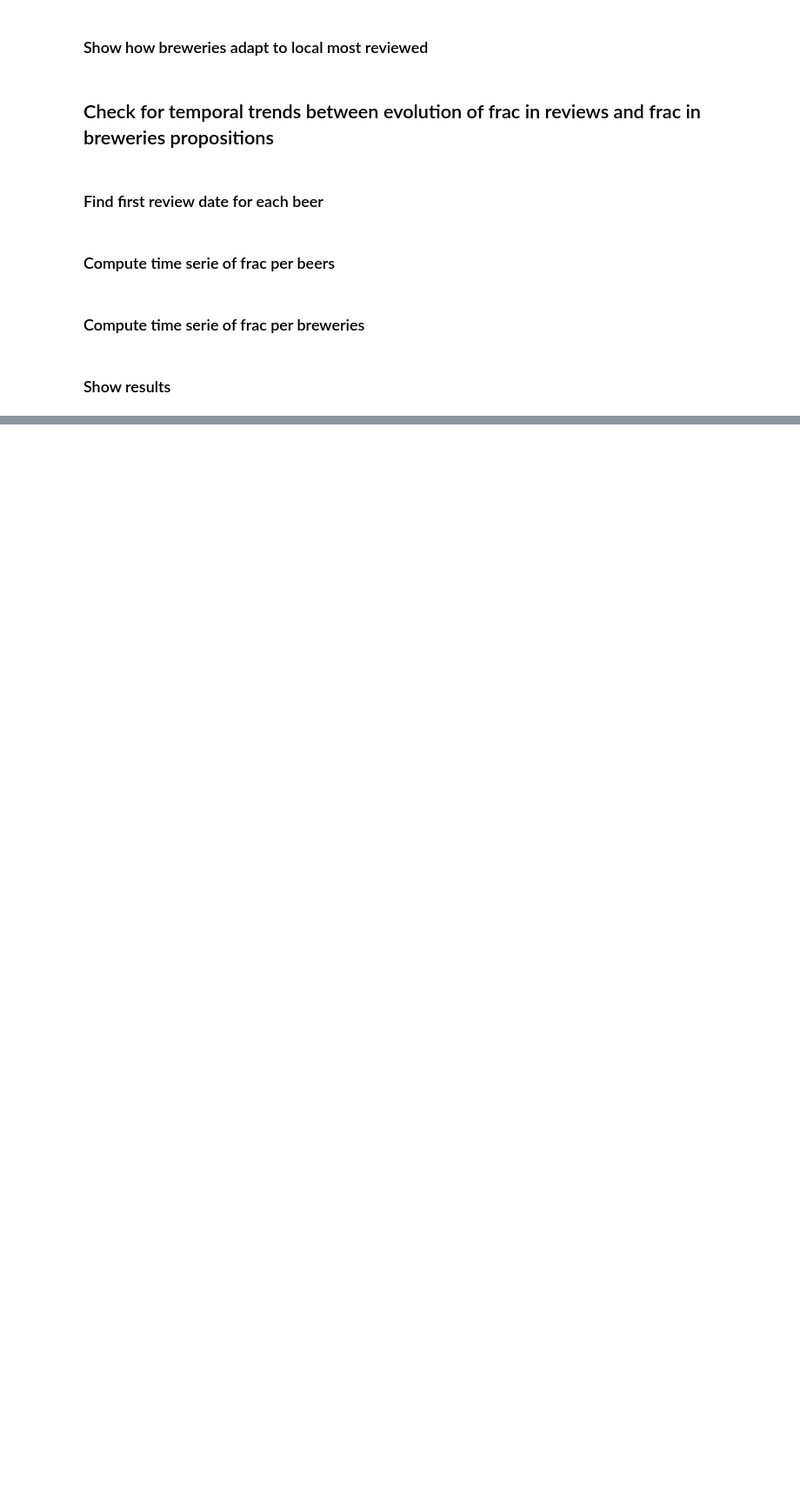
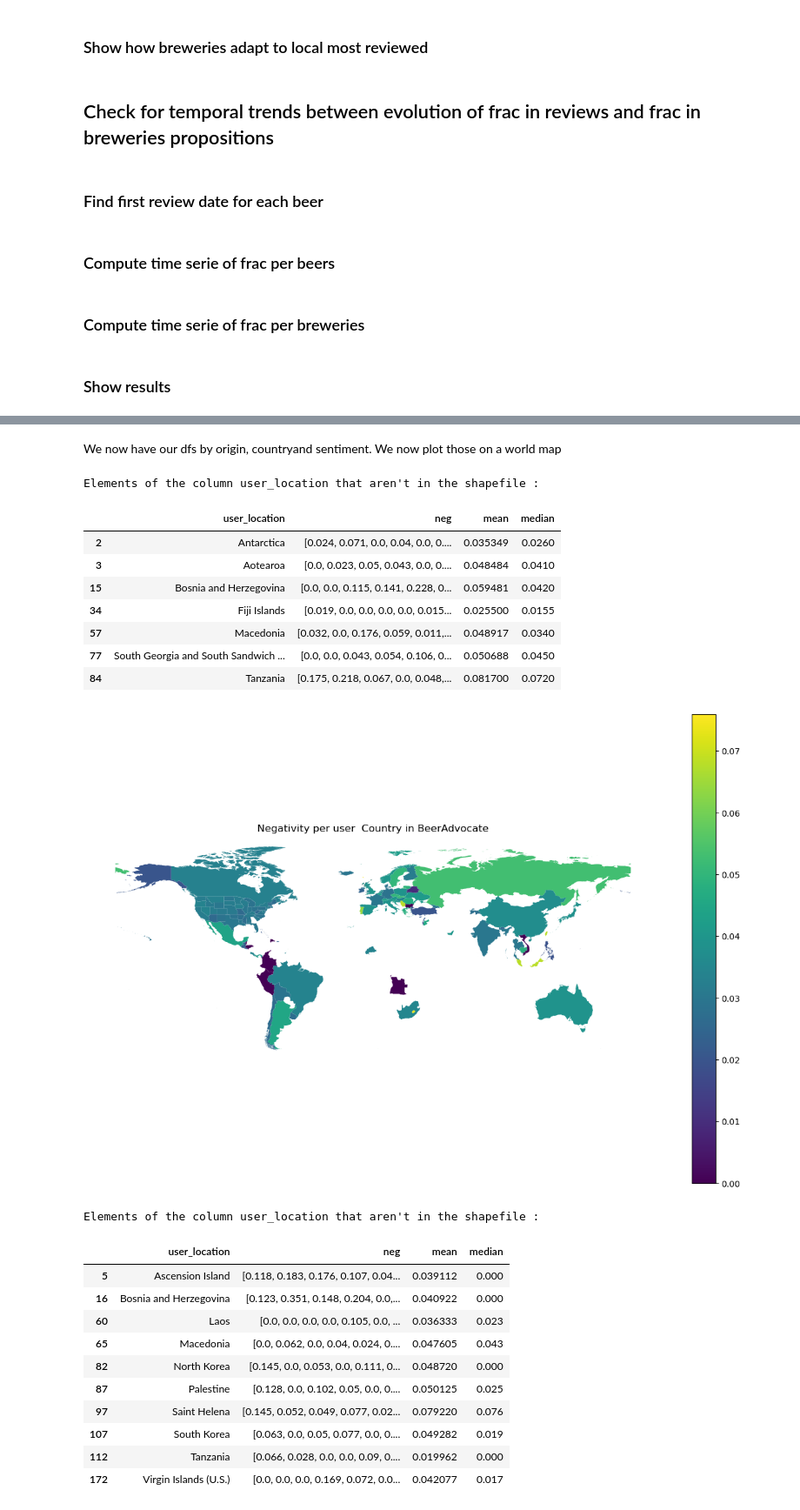
Before and after one commit to epfl-ada/ada-2023-project-dada, a Jupyter notebook: src/final.ipynb, the cells around one changed output, grey strips where cells are left out. Shown at 87% size. Saved outputs shown, nothing was run; the diff lists cells and outputs as text; code cells hidden in the pictures; blank space fills up the shorter version.

```diff
--- a/src/final.ipynb
+++ b/src/final.ipynb
@@ -1087,0 +1324,2 @@ plt.savefig('../results/frac_time_series.png')
+# %%
+shapefile = set_map()
@@ -1087,0 +1353,5 @@ plt.savefig('../results/frac_time_series.png')
+# %%
+# don't run it, instead load the pickle file '../data/preprocessed/BeerAdvocate/df_work_ba.pkl'
+# select columns from df, do sentiment analysis, keep only the ones with more than 5 appearences
+#df_work_ba = data_prep(df_ba)
+df_work_ba = pd.read_pickle('../data/preprocessed/BeerAdvocate/df_work_ba.pkl')
@@ -1087,0 +1361,4 @@ plt.savefig('../results/frac_time_series.png')
+# %%
+# dont run it, instead load the pickle file '../data/preprocessed/RateBeer/df_work_rb.pkl'
+#df_work_rb = data_prep(df_rb)
+df_work_rb = pd.read_pickle('../data/preprocessed/RateBeer/df_work_rb.pkl')
@@ -1087,0 +1370,38 @@ plt.savefig('../results/frac_time_series.png')
+# %%
+
+
+df_neg_ba, df_pos_ba = get_pn_df(df_work_ba, 'user_location')
+#display(df_neg_ba)
+#display(df_pos_ba)
+df_neg_rb, df_pos_rb = get_pn_df(df_work_rb, 'user_location')
+
+df_neg_ba_brwe, df_pos_ba_brwe = get_pn_df(df_work_ba, 'brewery_name')
+df_neg_rb_brwe, df_pos_rb_brwe = get_pn_df(df_work_rb, 'brewery_name')
+# %% [markdown]
+We now have our dfs by origin, countryand sentiment. We now plot those on a world map
+# %%
+plot_map(df_neg_ba, shapefile, "Negativity per user ", "BeerAdvocate", 'median')
+plot_map(df_neg_rb, shapefile, "Negativity per user", "RateBeer", 'median')
+# %% [output]
+Elements of the column user_location that aren't in the shapefile :
+|  | user_location | neg | mean | median |
+| 2 | Antarctica | [0.024, 0.071, 0.0, 0.04, 0.0, 0.... | 0.035349 | 0.0260 |
+| 3 | Aotearoa | [0.0, 0.023, 0.05, 0.043, 0.0, 0.... | 0.048484 | 0.0410 |
+| 15 | Bosnia and Herzegovina | [0.0, 0.0, 0.115, 0.141, 0.228, 0... | 0.059481 | 0.0420 |
+| 34 | Fiji Islands | [0.019, 0.0, 0.0, 0.0, 0.0, 0.015... | 0.025500 | 0.0155 |
+| 57 | Macedonia | [0.032, 0.0, 0.176, 0.059, 0.011,... | 0.048917 | 0.0340 |
+| 77 | South Georgia and South Sandwich ... | [0.0, 0.0, 0.043, 0.054, 0.106, 0... | 0.050688 | 0.0450 |
+| 84 | Tanzania | [0.175, 0.218, 0.067, 0.0, 0.048,... | 0.081700 | 0.0720 |
+[figure, added]
+Elements of the column user_location that aren't in the shapefile :
+|  | user_location | neg | mean | median |
+| 5 | Ascension Island | [0.118, 0.183, 0.176, 0.107, 0.04... | 0.039112 | 0.000 |
+| 16 | Bosnia and Herzegovina | [0.123, 0.351, 0.148, 0.204, 0.0,... | 0.040922 | 0.000 |
+| 60 | Laos | [0.0, 0.0, 0.0, 0.0, 0.105, 0.0, ... | 0.036333 | 0.023 |
+| 65 | Macedonia | [0.0, 0.062, 0.0, 0.04, 0.024, 0.... | 0.047605 | 0.043 |
+| 82 | North Korea | [0.145, 0.0, 0.053, 0.0, 0.111, 0... | 0.048720 | 0.000 |
+| 87 | Palestine | [0.128, 0.0, 0.102, 0.05, 0.0, 0.... | 0.050125 | 0.025 |
+| 97 | Saint Helena | [0.145, 0.052, 0.049, 0.077, 0.02... | 0.079220 | 0.076 |
+| 107 | South Korea | [0.063, 0.0, 0.05, 0.077, 0.0, 0.... | 0.049282 | 0.019 |
+| 112 | Tanzania | [0.066, 0.028, 0.0, 0.0, 0.09, 0.... | 0.019962 | 0.000 |
+| 172 | Virgin Islands (U.S.) | [0.0, 0.0, 0.0, 0.169, 0.072, 0.0... | 0.042077 | 0.017 |
```
Also changed, not shown: parts of 53 cells of this notebook.
